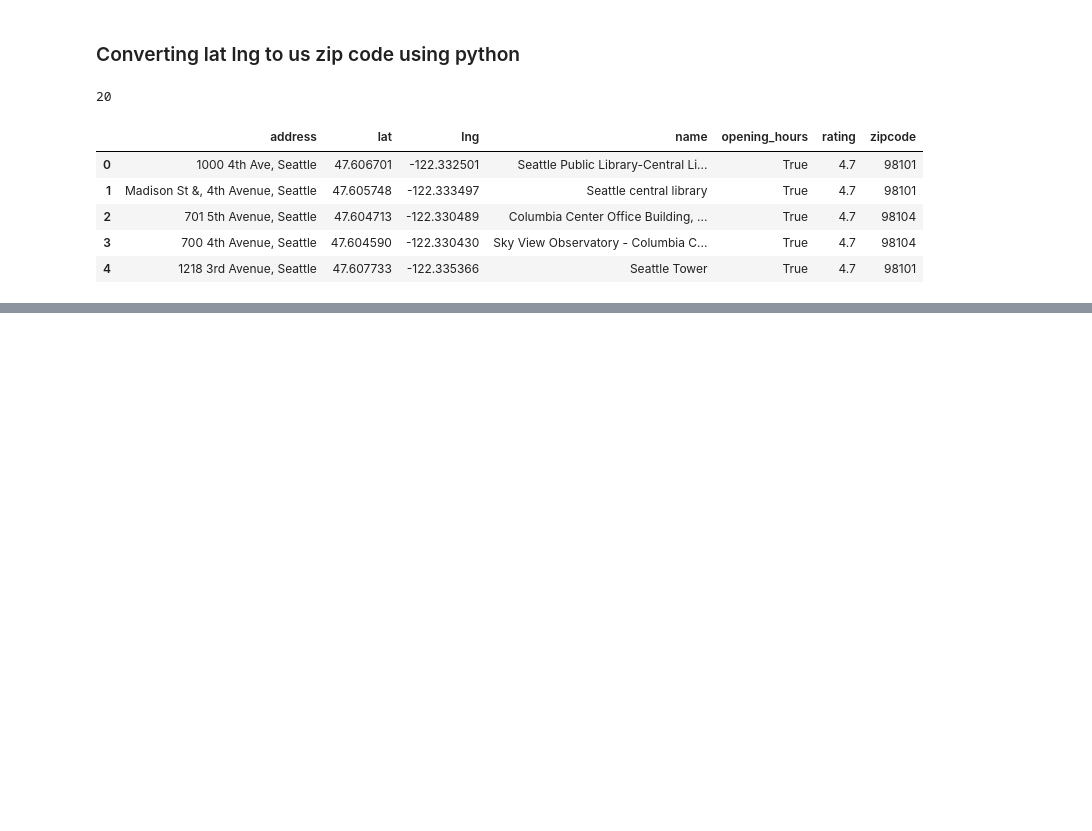
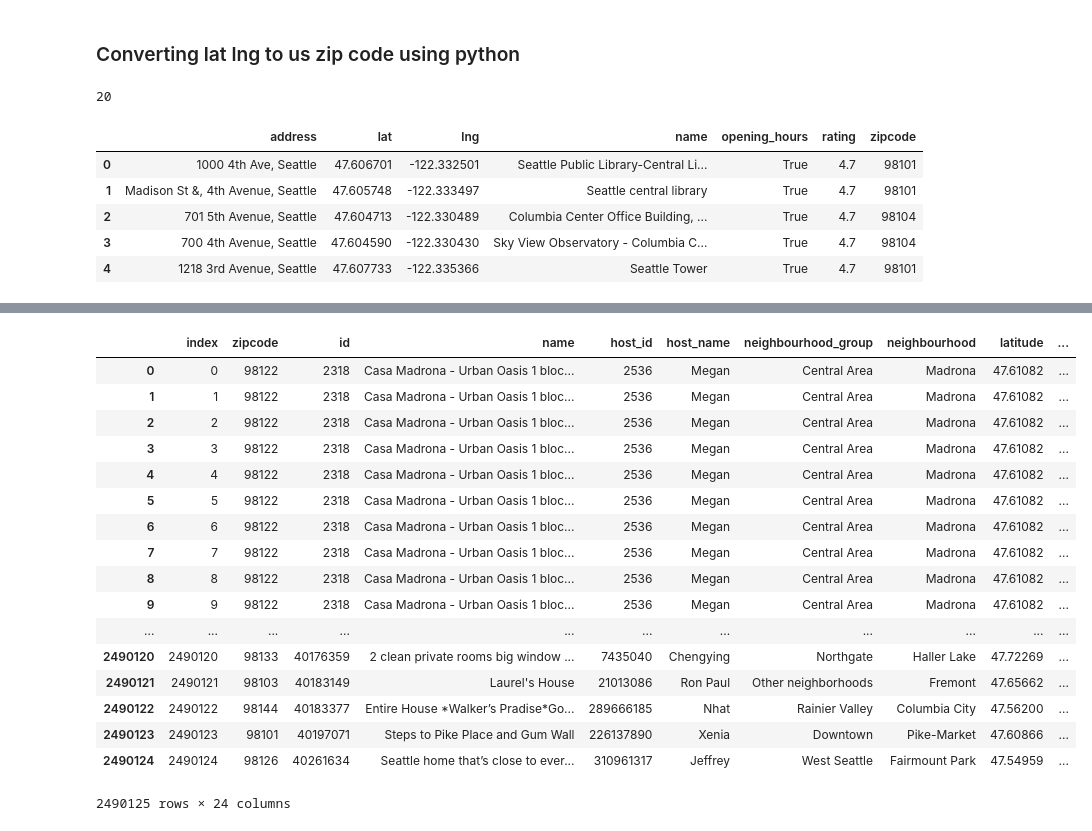
Before and after one commit to 42779XL/13-ETL_Eliana_Xiaodi, a Jupyter notebook: 13-ETL_EliXiao/Notebooks/Google_Attractions.ipynb, the cells around one changed output, grey strips where cells are left out. Cells and saved outputs as stored; diff of their text form; code cells hidden in the pictures; blank space fills up the shorter version.

```diff
--- a/13-ETL_EliXiao/Notebooks/Google_Attractions.ipynb
+++ b/13-ETL_EliXiao/Notebooks/Google_Attractions.ipynb
@@ -144,0 +148,5 @@ data_df.head()
+# %%
+# Read in a new .csv file into a df
+traveler_file = os.path.join("..","Resources","travel_info.csv")
+traveler_df = pd.read_csv(travel_file)
+traveler_df.head()
@@ -144,0 +161,27 @@ data_df.head()
+# %%
+# Recorder traveler_df column header
+traveler_df.columns
+travel_df = traveler_df[["zipcode","id","name","host_id","host_name","neighbourhood_group","neighbourhood","latitude","longitude",
+                         "room_type","price_x","minimum_nights_x","number_of_reviews","last_review","reviews_per_month",
+                         "calculated_host_listings_count","availability_365","date","available","price_y","adjusted_price",
+                         "minimum_nights_y","maximum_nights"
+                        ]]
+# %% [output]
+|  | index | zipcode | id | name | host_id | host_name | neighbourhood_group | neighbourhood | latitude | ... |
+| 0 | 0 | 98122 | 2318 | Casa Madrona - Urban Oasis 1 bloc... | 2536 | Megan | Central Area | Madrona | 47.61082 | ... |
+| 1 | 1 | 98122 | 2318 | Casa Madrona - Urban Oasis 1 bloc... | 2536 | Megan | Central Area | Madrona | 47.61082 | ... |
+| 2 | 2 | 98122 | 2318 | Casa Madrona - Urban Oasis 1 bloc... | 2536 | Megan | Central Area | Madrona | 47.61082 | ... |
+| 3 | 3 | 98122 | 2318 | Casa Madrona - Urban Oasis 1 bloc... | 2536 | Megan | Central Area | Madrona | 47.61082 | ... |
+| 4 | 4 | 98122 | 2318 | Casa Madrona - Urban Oasis 1 bloc... | 2536 | Megan | Central Area | Madrona | 47.61082 | ... |
+| 5 | 5 | 98122 | 2318 | Casa Madrona - Urban Oasis 1 bloc... | 2536 | Megan | Central Area | Madrona | 47.61082 | ... |
+| 6 | 6 | 98122 | 2318 | Casa Madrona - Urban Oasis 1 bloc... | 2536 | Megan | Central Area | Madrona | 47.61082 | ... |
+| 7 | 7 | 98122 | 2318 | Casa Madrona - Urban Oasis 1 bloc... | 2536 | Megan | Central Area | Madrona | 47.61082 | ... |
+| 8 | 8 | 98122 | 2318 | Casa Madrona - Urban Oasis 1 bloc... | 2536 | Megan | Central Area | Madrona | 47.61082 | ... |
+| 9 | 9 | 98122 | 2318 | Casa Madrona - Urban Oasis 1 bloc... | 2536 | Megan | Central Area | Madrona | 47.61082 | ... |
+| ... | ... | ... | ... | ... | ... | ... | ... | ... | ... | ... |
+| 2490120 | 2490120 | 98133 | 40176359 | 2 clean private rooms big window ... | 7435040 | Chengying | Northgate | Haller Lake | 47.72269 | ... |
+| 2490121 | 2490121 | 98103 | 40183149 | Laurel's House | 21013086 | Ron Paul | Other neighborhoods | Fremont | 47.65662 | ... |
+| 2490122 | 2490122 | 98144 | 40183377 | Entire House *Walker’s Pradise*Go... | 289666185 | Nhat | Rainier Valley | Columbia City | 47.56200 | ... |
+| 2490123 | 2490123 | 98101 | 40197071 | Steps to Pike Place and Gum Wall | 226137890 | Xenia | Downtown | Pike-Market | 47.60866 | ... |
+| 2490124 | 2490124 | 98126 | 40261634 | Seattle home that’s close to ever... | 310961317 | Jeffrey | West Seattle | Fairmount Park | 47.54959 | ... |
+2490125 rows × 24 columns
```
Also changed, not shown: parts of 5 cells of this notebook.
